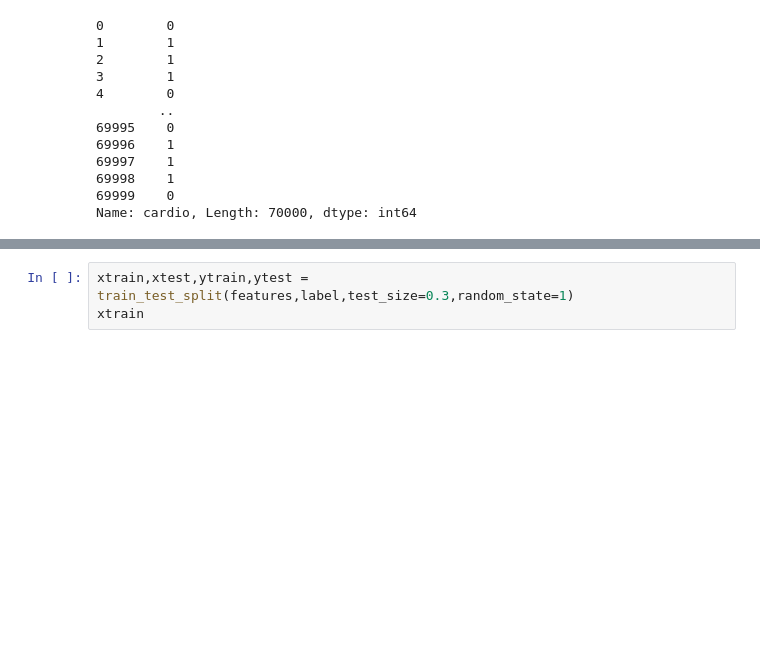
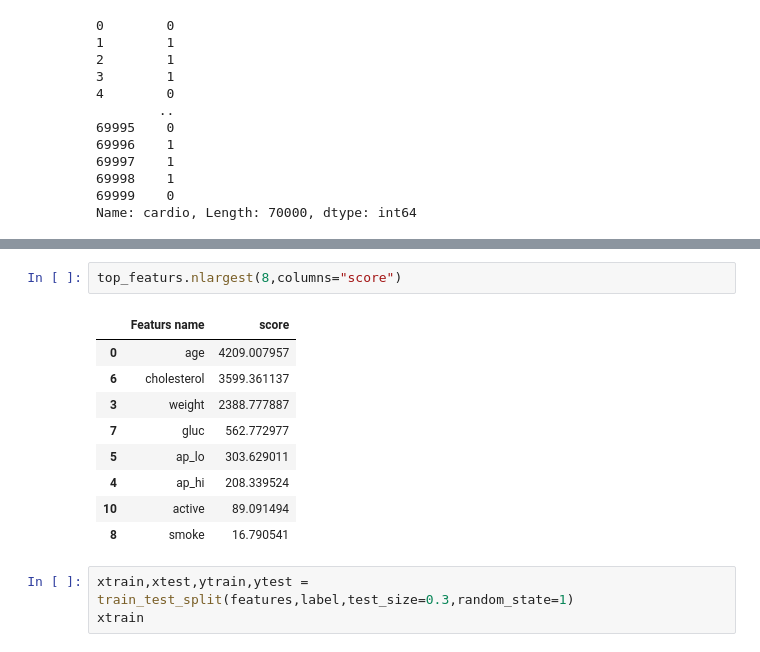
Before and after one commit to alaminbhuyan/ML, a Jupyter notebook: Machine Learning/Project/Cardio_bascular_dicess.ipynb, the cells around one changed output, grey strips where cells are left out. Drawn from its saved outputs; the diff is of its cells as text; blank space fills up the shorter version.

```diff
--- a/Machine Learning/Project/Cardio_bascular_dicess.ipynb
+++ b/Machine Learning/Project/Cardio_bascular_dicess.ipynb
@@ -152,3 +192,15 @@ Name: cardio, Length: 70000, dtype: int64
+# %%
+top_featurs.nlargest(8,columns="score")
+# %% [output]
+|  | Featurs name | score |
+| 0 | age | 4209.007957 |
+| 6 | cholesterol | 3599.361137 |
+| 3 | weight | 2388.777887 |
+| 7 | gluc | 562.772977 |
+| 5 | ap_lo | 303.629011 |
+| 4 | ap_hi | 208.339524 |
+| 10 | active | 89.091494 |
+| 8 | smoke | 16.790541 |
 # %%
 xtrain,xtest,ytrain,ytest = train_test_split(features,label,test_size=0.3,random_state=1)
 xtrain
```
Also changed, not shown: parts of 7 cells of this notebook, 2 other files.
